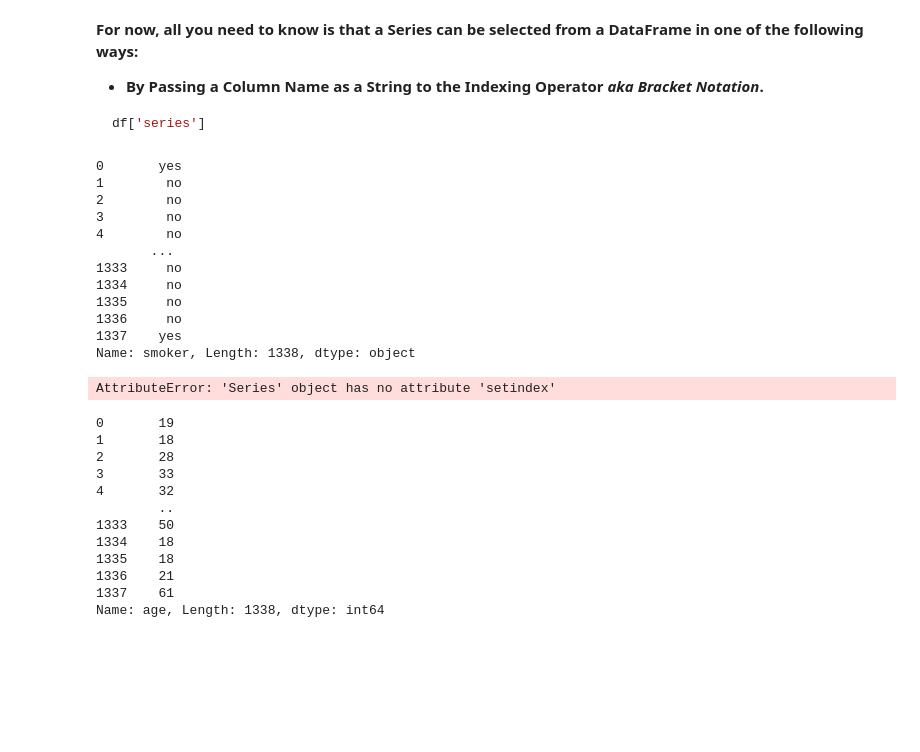
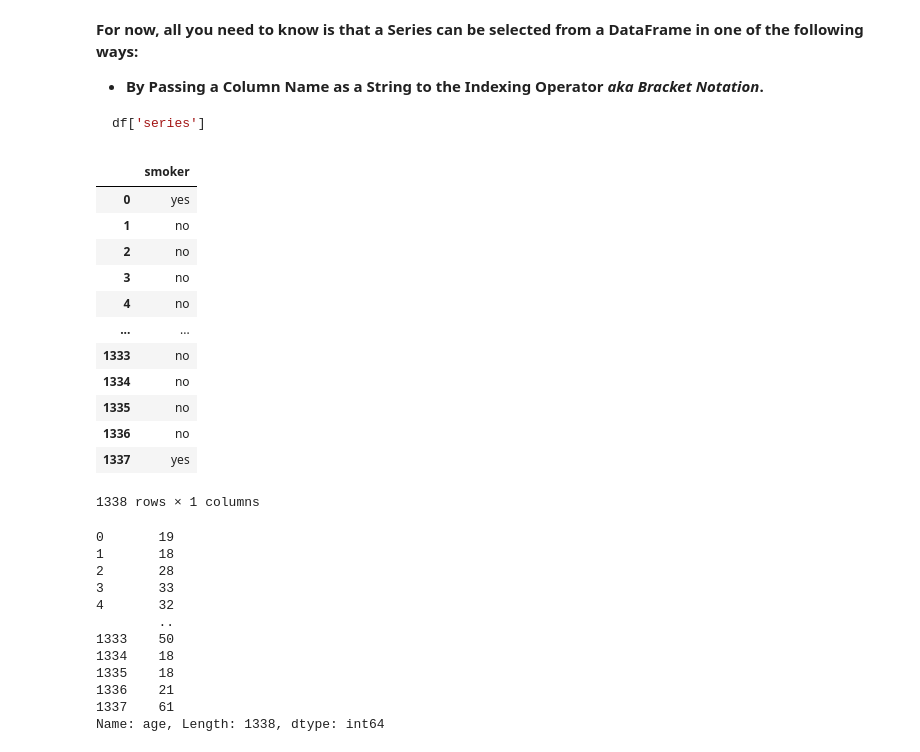
Before and after one commit to brianclements03/numpy-pandas-visualization-exercises, a Jupyter notebook: pandas_series_lesson.ipynb, the cells around one changed output. Saved outputs shown, nothing was run; the diff lists cells and outputs as text; code cells hidden in the pictures; blank space fills up the shorter version.

````diff
--- a/pandas_series_lesson.ipynb
+++ b/pandas_series_lesson.ipynb
@@ -154,26 +154,25 @@ df
 ```python
 df['series']
 ```
-# %%
-df1 = df['smoker']
-df1
-# %% [output]
-0       yes
-1        no
-2        no
-3        no
-4        no
-       ...
-1333     no
-1334     no
-1335     no
-1336     no
-1337    yes
-Name: smoker, Length: 1338, dtype: object
-# %%
-pd.setindex()
-# %% [output]
-AttributeError: 'Series' object has no attribute 'setindex'
+# %%
+df1 = pd.DataFrame(df['smoker']) #for my own interest. still not working.
+                            #maybe bc the new df you made is only 1 column, with no reference to age...
+df1.set_index(df['age'])
+df1
+# %% [output]
+|  | smoker |
+| 0 | yes |
+| 1 | no |
+| 2 | no |
+| 3 | no |
+| 4 | no |
+| ... | ... |
+| 1333 | no |
+| 1334 | no |
+| 1335 | no |
+| 1336 | no |
+| 1337 | yes |
+1338 rows × 1 columns
 # %%
 # Grab a Series using bracket notation. Assign it to a variable called 'ages'.
 
````
Also changed, not shown: parts of 26 cells of this notebook.
